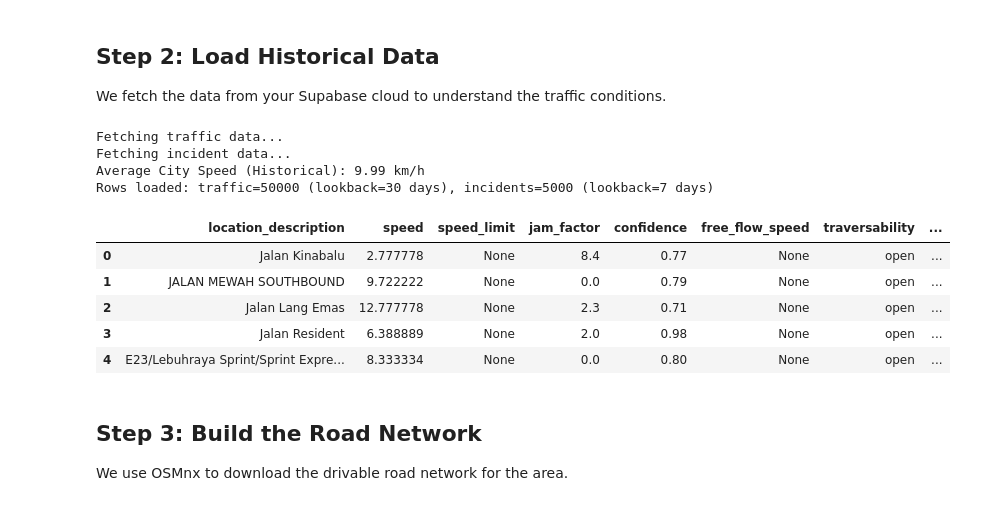
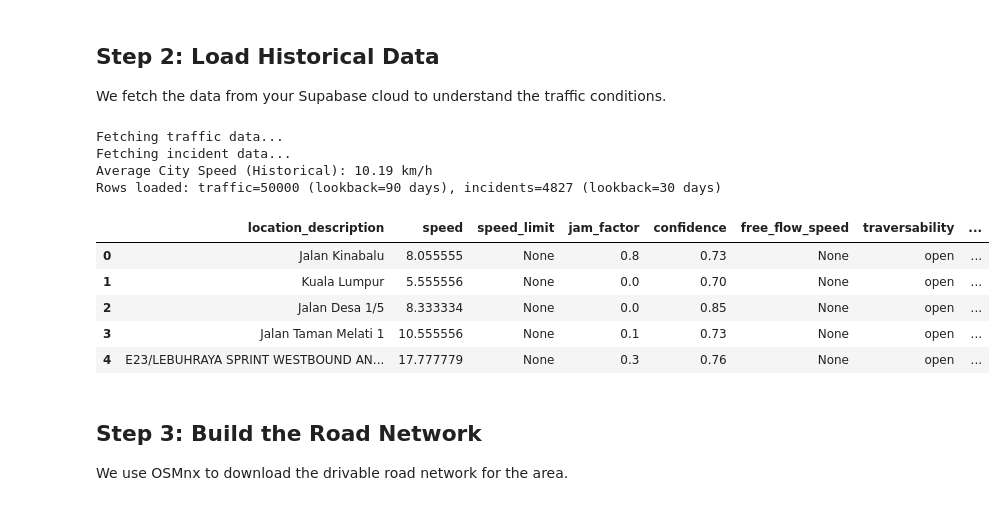
Before and after one commit to oatmeal2211/Route-Optimizer, a Jupyter notebook: Traffic_Optimization_ORTools.ipynb, the cells around one changed output. Cells and saved outputs as stored; diff of their text form; code cells hidden in the pictures.

```diff
--- a/Traffic_Optimization_ORTools.ipynb
+++ b/Traffic_Optimization_ORTools.ipynb
@@ -28,10 +28,10 @@ engine = create_engine(DB_CONNECTION_STRING)
 
 # --- Data pull settings (controls how much historical + recent data you use) ---
 TRAFFIC_ROWS = 50000  # increase for better historical patterns; decrease if query is slow
-TRAFFIC_LOOKBACK_DAYS = 30  # only use last N days from the DB table (recommended)
+TRAFFIC_LOOKBACK_DAYS = 90  # increased to capture more historical patterns when data is stale
 
 INCIDENT_ROWS = 5000
-INCIDENT_LOOKBACK_DAYS = 7
+INCIDENT_LOOKBACK_DAYS = 30
 
 print("Fetching traffic data...")
 # NOTE: In some setups this column is stored as TEXT in Postgres; casting makes time filtering work.
@@ -108,40 +108,40 @@ try:
 except ImportError:
     holidays = None
 
 if holidays is not None and df_traffic["date_local"].notna().any():
     years = sorted({d.year for d in df_traffic["date_local"].dropna().tolist()})
     try:
         my_holidays = holidays.country_holidays("MY", subdiv="KUL", years=years)
     except Exception:
         # Fallbacks for older/newer versions of python-holidays
         try:
             my_holidays = holidays.MY(subdiv="KUL", years=years)
         except Exception:
             my_holidays = holidays.country_holidays("MY", years=years)
     df_traffic["is_public_holiday"] = df_traffic["date_local"].isin(my_holidays)
     df_traffic["public_holiday_name"] = df_traffic["date_local"].map(lambda d: my_holidays.get(d))
 else:
     df_traffic["is_public_holiday"] = False
     df_traffic["public_holiday_name"] = None
     if holidays is None:
         print("Tip: install `holidays` to enable public-holiday features: pip install holidays")
 
 # Calculate average speed across the city (Simple "Training" Metric)
 avg_city_speed = df_traffic['speed'].mean()
 print(f"Average City Speed (Historical): {avg_city_speed:.2f} km/h")
 print(f"Rows loaded: traffic={len(df_traffic)} (lookback={TRAFFIC_LOOKBACK_DAYS} days), incidents={len(df_incidents)} (lookback={INCIDENT_LOOKBACK_DAYS} days)")
 df_traffic.head()
 # %% [output]
 Fetching traffic data...
 Fetching incident data...
-Average City Speed (Historical): 9.99 km/h
-Rows loaded: traffic=50000 (lookback=30 days), incidents=5000 (lookback=7 days)
+Average City Speed (Historical): 10.19 km/h
+Rows loaded: traffic=50000 (lookback=90 days), incidents=4827 (lookback=30 days)
 |  | location_description | speed | speed_limit | jam_factor | confidence | free_flow_speed | traversability | ... |
-| 0 | Jalan Kinabalu | 2.777778 | None | 8.4 | 0.77 | None | open | ... |
-| 1 | JALAN MEWAH SOUTHBOUND | 9.722222 | None | 0.0 | 0.79 | None | open | ... |
-| 2 | Jalan Lang Emas | 12.777778 | None | 2.3 | 0.71 | None | open | ... |
-| 3 | Jalan Resident | 6.388889 | None | 2.0 | 0.98 | None | open | ... |
-| 4 | E23/Lebuhraya Sprint/Sprint Expre... | 8.333334 | None | 0.0 | 0.80 | None | open | ... |
+| 0 | Jalan Kinabalu | 8.055555 | None | 0.8 | 0.73 | None | open | ... |
+| 1 | Kuala Lumpur | 5.555556 | None | 0.0 | 0.70 | None | open | ... |
+| 2 | Jalan Desa 1/5 | 8.333334 | None | 0.0 | 0.85 | None | open | ... |
+| 3 | Jalan Taman Melati 1 | 10.555556 | None | 0.1 | 0.73 | None | open | ... |
+| 4 | E23/LEBUHRAYA SPRINT WESTBOUND AN... | 17.777779 | None | 0.3 | 0.76 | None | open | ... |
 # %% [markdown]
 ## Step 3: Build the Road Network
 We use OSMnx to download the drivable road network for the area.
```
Also changed, not shown: parts of 2 cells of this notebook, 1 other file.
